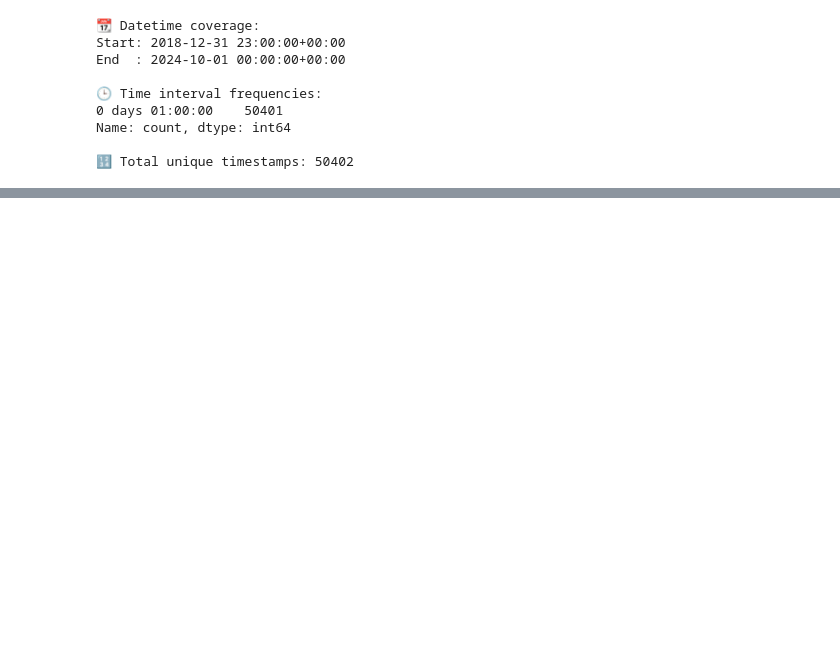
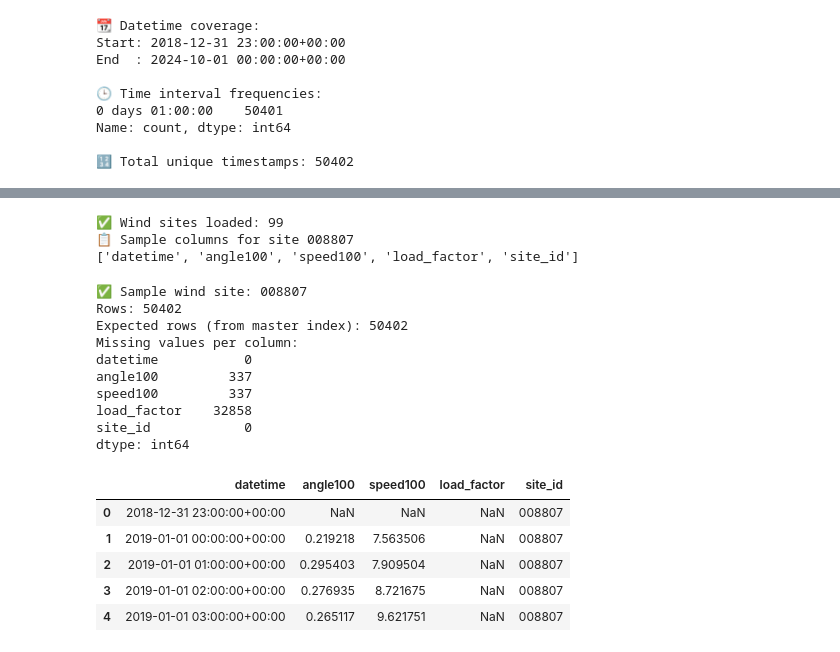
Before and after one commit to helhendawy/QDC-Lib, a Jupyter notebook: Comprehensive CODE.ipynb, the cells around one changed output, grey strips where cells are left out. Cells and saved outputs as stored; diff of their text form; code cells hidden in the pictures; blank space fills up the shorter version.

```diff
--- a/Comprehensive CODE.ipynb
+++ b/Comprehensive CODE.ipynb
@@ -323,0 +455,54 @@ display(solar_all_df.head())
+# %%
+# How many wind sites loaded successfully?
+print("✅ Wind sites loaded:", len(wind_site_data))
+
+# Print column names for a sample site
+sample_id = list(wind_site_data.keys())[0]
+print("📋 Sample columns for site", sample_id)
+print(wind_site_data[sample_id].columns.tolist())
+# %% [output]
+✅ Wind sites loaded: 99
+📋 Sample columns for site 008807
+['datetime', 'angle100', 'speed100', 'load_factor', 'site_id']
+# %%
+# Master index from solar
+datetime_index = pd.DatetimeIndex(all_timestamps)
+
+# New dictionary for aligned wind data
+wind_site_data_aligned = {}
+
+for site_id, df in tqdm(wind_site_data.items(), desc="Reindexing wind sites"):
+    df = df.set_index('datetime')
+    df = df.reindex(datetime_index)
+    df['site_id'] = site_id
+    df.index.name = 'datetime'
+    wind_site_data_aligned[site_id] = df.reset_index()
+# %%
+# Pick a sample site to check
+sample_id = list(wind_site_data_aligned.keys())[0]
+sample_df = wind_site_data_aligned[sample_id]
+
+print(f"✅ Sample wind site: {sample_id}")
+print("Rows:", sample_df.shape[0])
+print("Expected rows (from master index):", len(datetime_index))
+print("Missing values per column:")
+print(sample_df.isnull().sum())
+
+display(sample_df.head())
+# %% [output]
+✅ Sample wind site: 008807
+Rows: 50402
+Expected rows (from master index): 50402
+Missing values per column:
+datetime           0
+angle100         337
+speed100         337
+load_factor    32858
+site_id            0
+dtype: int64
+|  | datetime | angle100 | speed100 | load_factor | site_id |
+| 0 | 2018-12-31 23:00:00+00:00 | NaN | NaN | NaN | 008807 |
+| 1 | 2019-01-01 00:00:00+00:00 | 0.219218 | 7.563506 | NaN | 008807 |
+| 2 | 2019-01-01 01:00:00+00:00 | 0.295403 | 7.909504 | NaN | 008807 |
+| 3 | 2019-01-01 02:00:00+00:00 | 0.276935 | 8.721675 | NaN | 008807 |
+| 4 | 2019-01-01 03:00:00+00:00 | 0.265117 | 9.621751 | NaN | 008807 |
```
Also changed, not shown: parts of 7 cells of this notebook, 2 other files.
